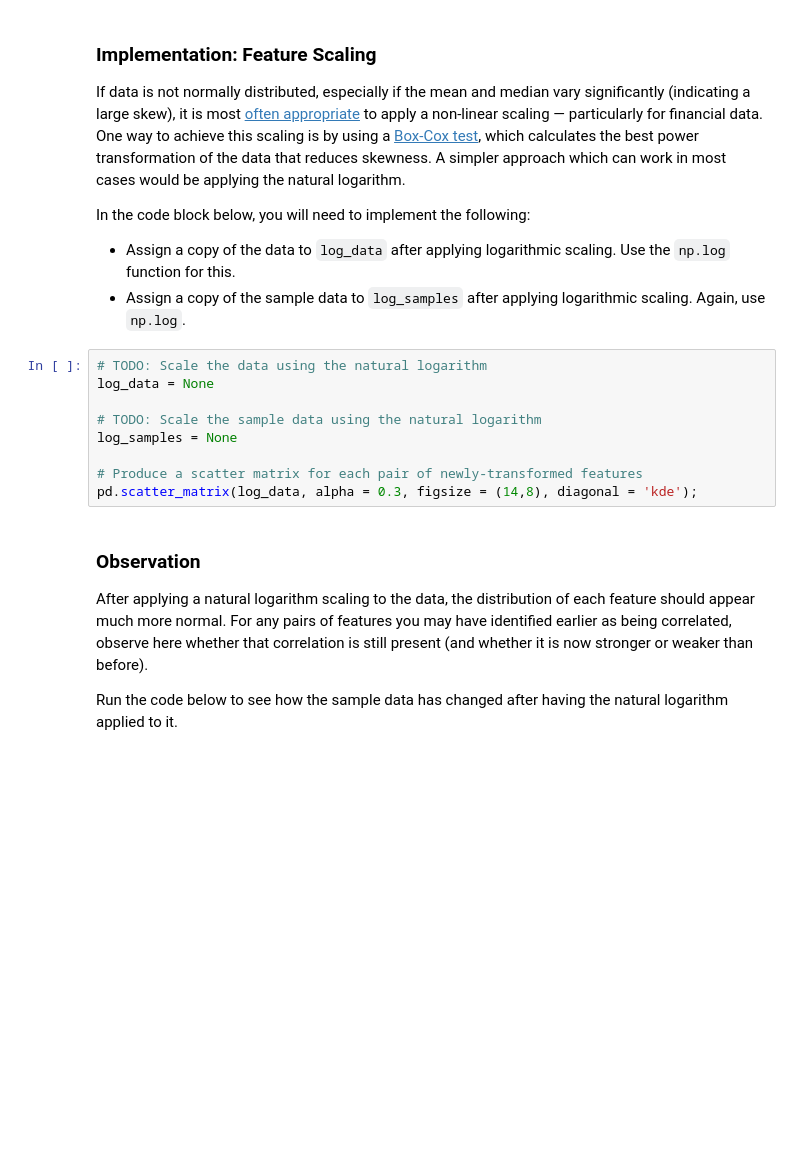
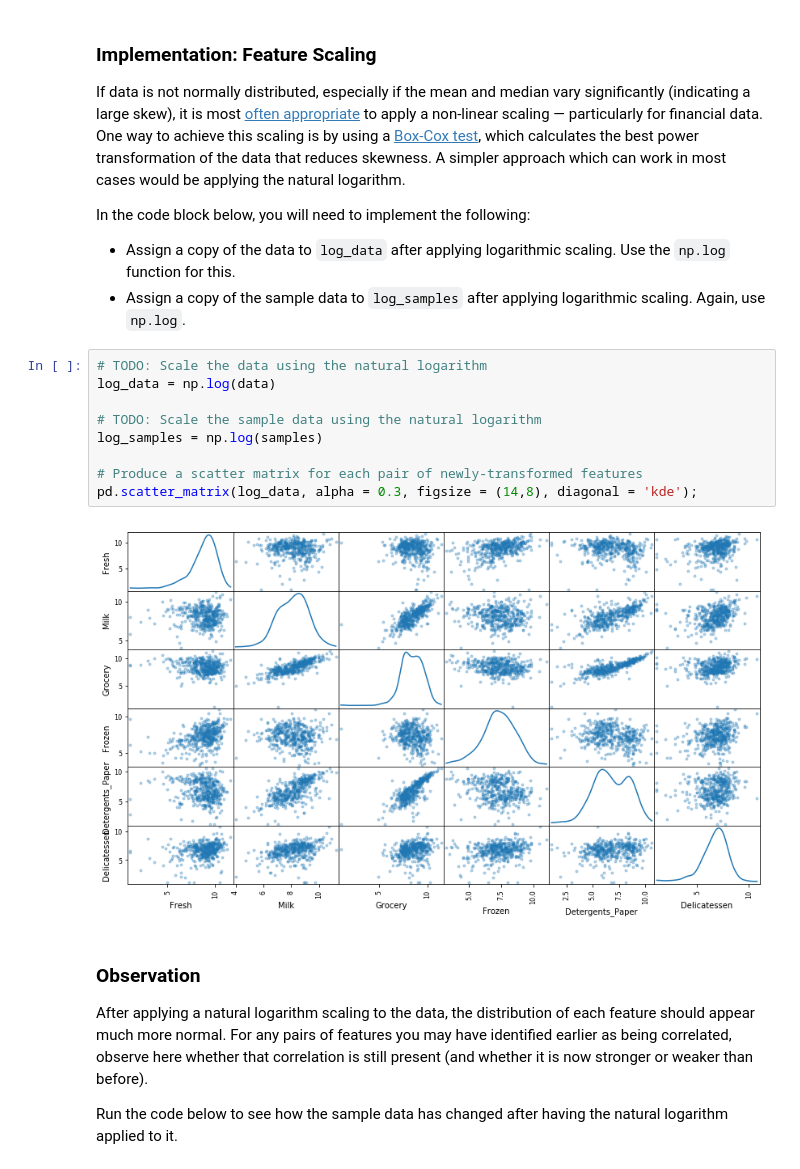
Before and after one commit to LRParser/unsupervised_customer_segmentation, a Jupyter notebook: customer_segments.ipynb, the cells around one changed output. Cells and saved outputs as stored; diff of their text form; blank space fills up the shorter version.

```diff
--- a/customer_segments.ipynb
+++ b/customer_segments.ipynb
@@ -146,13 +146,15 @@ In the code block below, you will need to implement the following:
  - Assign a copy of the sample data to `log_samples` after applying logarithmic scaling. Again, use `np.log`.
 # %%
 # TODO: Scale the data using the natural logarithm
-log_data = None
+log_data = np.log(data)
 
 # TODO: Scale the sample data using the natural logarithm
-log_samples = None
+log_samples = np.log(samples)
 
 # Produce a scatter matrix for each pair of newly-transformed features
 pd.scatter_matrix(log_data, alpha = 0.3, figsize = (14,8), diagonal = 'kde');
+# %% [output]
+[figure, added]
 # %% [markdown]
 ### Observation
 After applying a natural logarithm scaling to the data, the distribution of each feature should appear much more normal. For any pairs of features you may have identified earlier as being correlated, observe here whether that correlation is still present (and whether it is now stronger or weaker than before).
```
Also changed, not shown: parts of 2 cells of this notebook.
